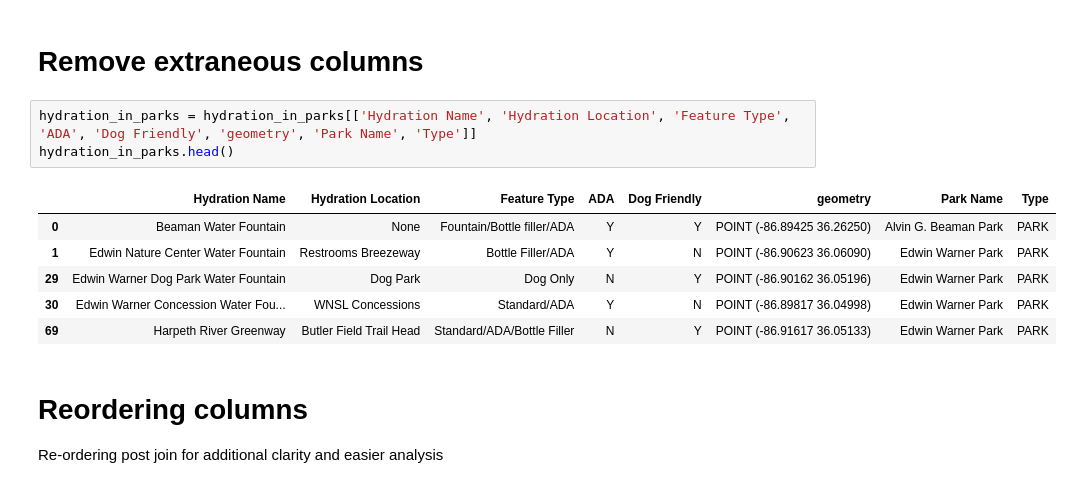
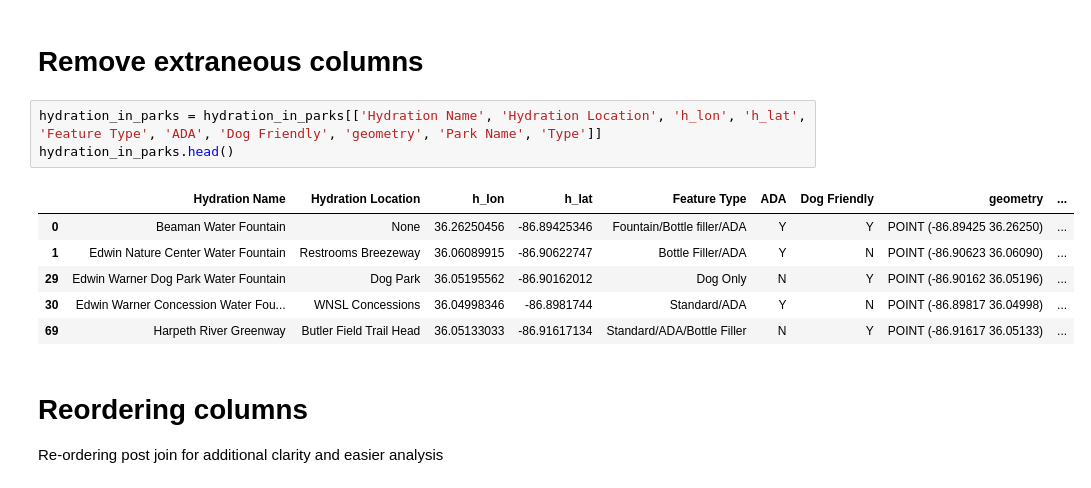
Before and after one commit to NSS-Data-Analytics-Cohort-6/geospatial-python-project-caitbrown12, a Jupyter notebook: notebooks/geospatial_miniproject_hydration.ipynb, the cells around one changed output. Saved outputs shown, nothing was run; the diff lists cells and outputs as text.

```diff
--- a/notebooks/geospatial_miniproject_hydration.ipynb
+++ b/notebooks/geospatial_miniproject_hydration.ipynb
@@ -130,15 +142,15 @@ hydration_in_parks.head()
 # %% [markdown]
 # Remove extraneous columns
-# %%
-hydration_in_parks = hydration_in_parks[['Hydration Name', 'Hydration Location', 'Feature Type', 'ADA', 'Dog Friendly', 'geometry', 'Park Name', 'Type']]
-hydration_in_parks.head()
-# %% [output]
-|  | Hydration Name | Hydration Location | Feature Type | ADA | Dog Friendly | geometry | Park Name | Type |
-| 0 | Beaman Water Fountain | None | Fountain/Bottle filler/ADA | Y | Y | POINT (-86.89425 36.26250) | Alvin G. Beaman Park | PARK |
-| 1 | Edwin Nature Center Water Fountain | Restrooms Breezeway | Bottle Filler/ADA | Y | N | POINT (-86.90623 36.06090) | Edwin Warner Park | PARK |
-| 29 | Edwin Warner Dog Park Water Fountain | Dog Park | Dog Only | N | Y | POINT (-86.90162 36.05196) | Edwin Warner Park | PARK |
-| 30 | Edwin Warner Concession Water Fou... | WNSL Concessions | Standard/ADA | Y | N | POINT (-86.89817 36.04998) | Edwin Warner Park | PARK |
-| 69 | Harpeth River Greenway | Butler Field Trail Head | Standard/ADA/Bottle Filler | N | Y | POINT (-86.91617 36.05133) | Edwin Warner Park | PARK |
+# %%
+hydration_in_parks = hydration_in_parks[['Hydration Name', 'Hydration Location', 'h_lon', 'h_lat', 'Feature Type', 'ADA', 'Dog Friendly', 'geometry', 'Park Name', 'Type']]
+hydration_in_parks.head()
+# %% [output]
+|  | Hydration Name | Hydration Location | h_lon | h_lat | Feature Type | ADA | Dog Friendly | geometry | ... |
+| 0 | Beaman Water Fountain | None | 36.26250456 | -86.89425346 | Fountain/Bottle filler/ADA | Y | Y | POINT (-86.89425 36.26250) | ... |
+| 1 | Edwin Nature Center Water Fountain | Restrooms Breezeway | 36.06089915 | -86.90622747 | Bottle Filler/ADA | Y | N | POINT (-86.90623 36.06090) | ... |
+| 29 | Edwin Warner Dog Park Water Fountain | Dog Park | 36.05195562 | -86.90162012 | Dog Only | N | Y | POINT (-86.90162 36.05196) | ... |
+| 30 | Edwin Warner Concession Water Fou... | WNSL Concessions | 36.04998346 | -86.8981744 | Standard/ADA | Y | N | POINT (-86.89817 36.04998) | ... |
+| 69 | Harpeth River Greenway | Butler Field Trail Head | 36.05133033 | -86.91617134 | Standard/ADA/Bottle Filler | N | Y | POINT (-86.91617 36.05133) | ... |
 # %% [markdown]
 # Reordering columns
 Re-ordering post join for additional clarity and easier analysis
```
Also changed, not shown: parts of 31 cells of this notebook.
